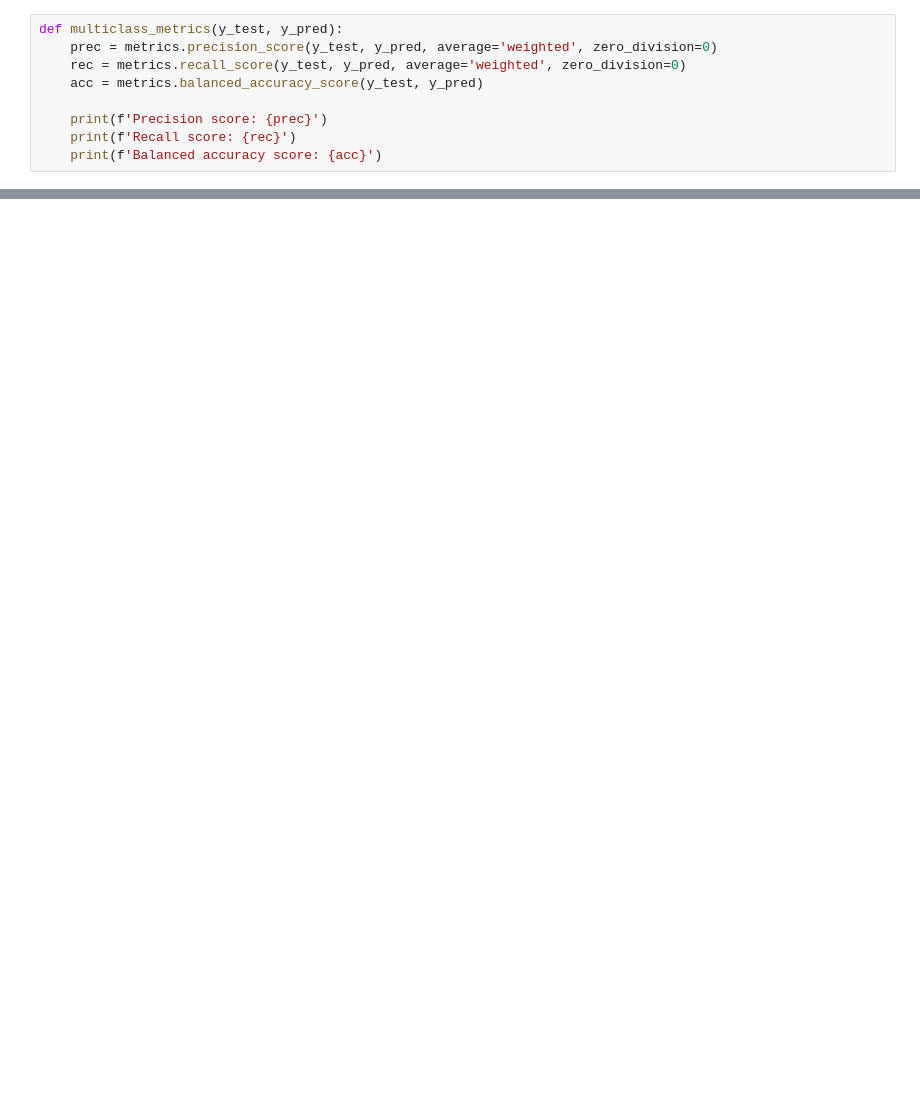
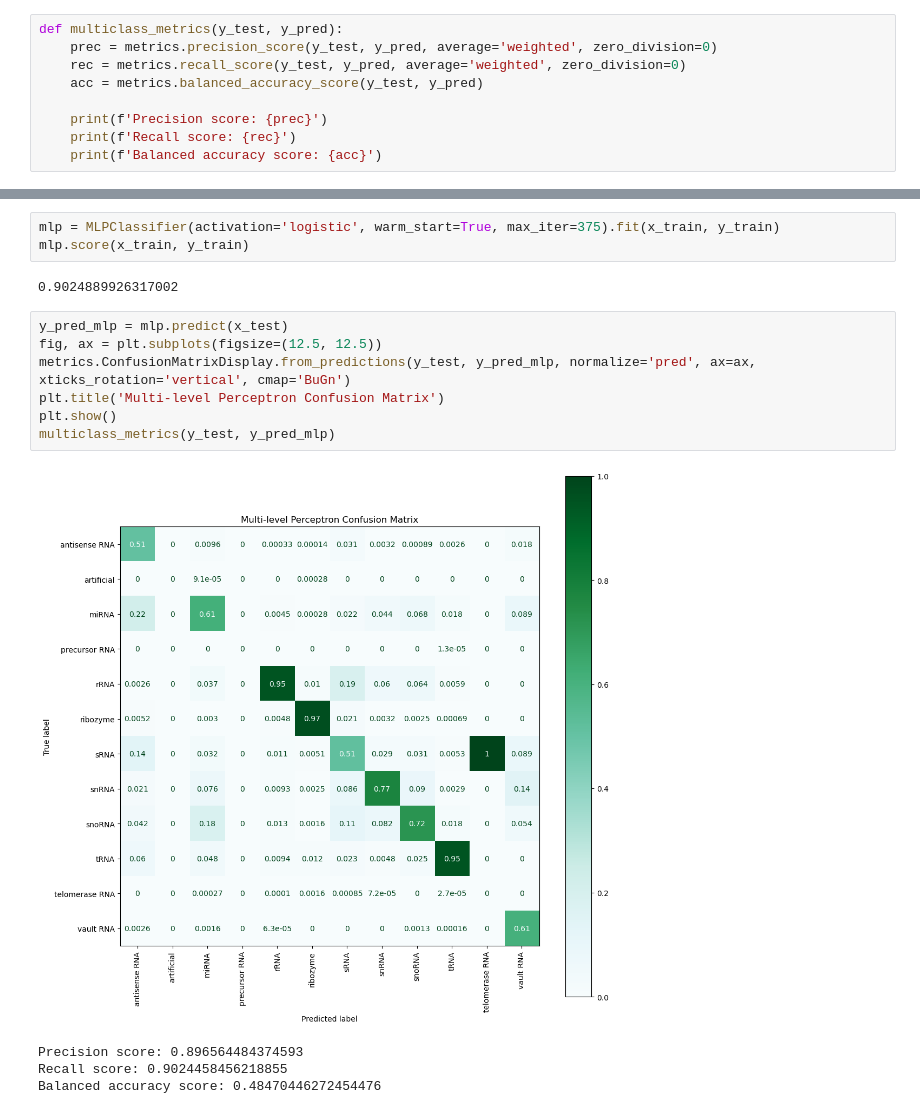
Before and after one commit to azuchows/rna_class, a Jupyter notebook: RNA_Classification.ipynb, the cells around one changed output, grey strips where cells are left out. Drawn from its saved outputs; the diff is of its cells as text; blank space fills up the shorter version.

Commit message:
feat (model): implement MLP classifier
add implementation of the multi-level perceptron classification model

```diff
--- a/RNA_Classification.ipynb
+++ b/RNA_Classification.ipynb
@@ -253,0 +320,17 @@ multiclass_metrics(y_test, y_pred_rfc)
+# %%
+mlp = MLPClassifier(activation='logistic', warm_start=True, max_iter=375).fit(x_train, y_train)
+mlp.score(x_train, y_train)
+# %% [output]
+0.9024889926317002
+# %%
+y_pred_mlp = mlp.predict(x_test)
+fig, ax = plt.subplots(figsize=(12.5, 12.5))
+metrics.ConfusionMatrixDisplay.from_predictions(y_test, y_pred_mlp, normalize='pred', ax=ax, xticks_rotation='vertical', cmap='BuGn')
+plt.title('Multi-level Perceptron Confusion Matrix')
+plt.show()
+multiclass_metrics(y_test, y_pred_mlp)
+# %% [output]
+[figure, added]
+Precision score: 0.896564484374593
+Recall score: 0.9024458456218855
+Balanced accuracy score: 0.48470446272454476
```
Also changed, not shown: parts of 13 cells of this notebook.
